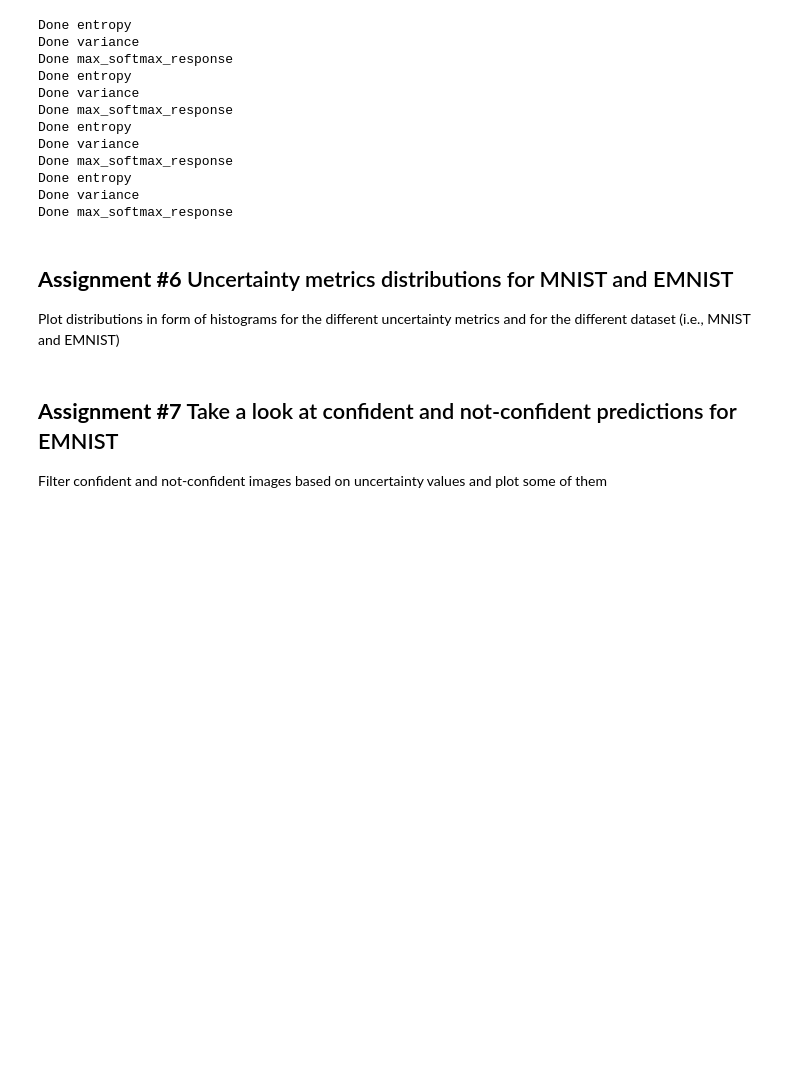
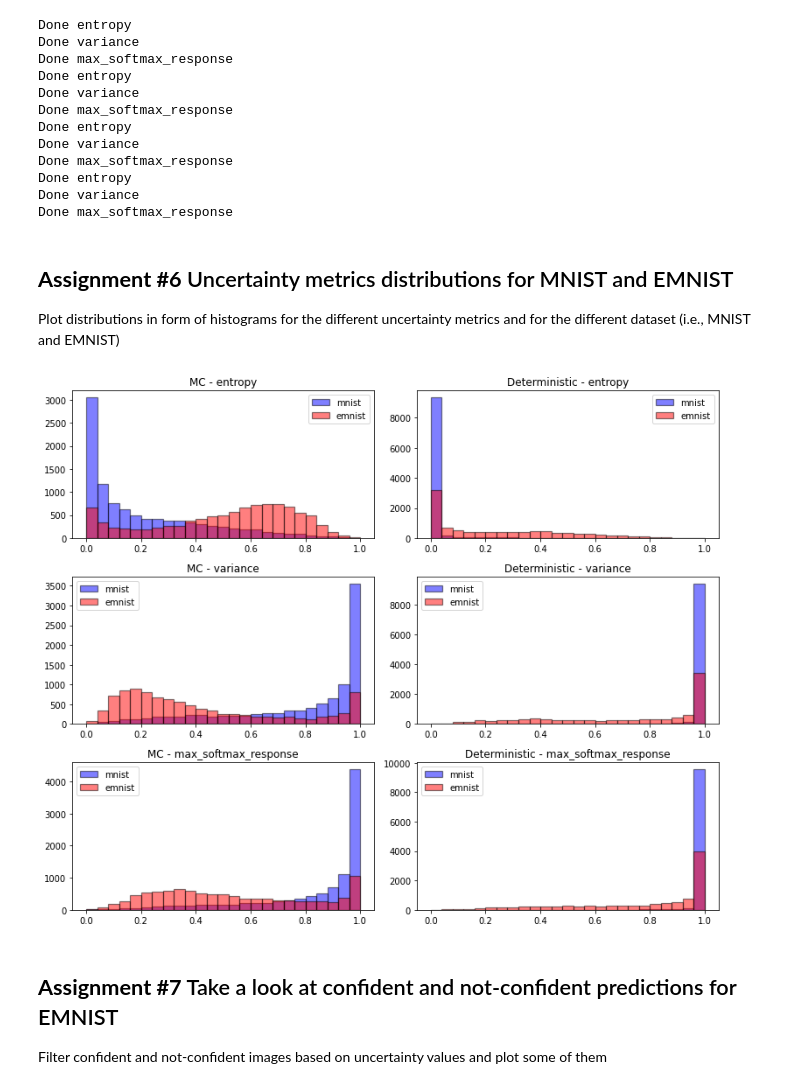
Before and after one commit to giuseppesalvi/MLinA-DL-Uncertainty, a Jupyter notebook: MLinA_DL_uncertainty.ipynb, the cells around one changed output. Saved outputs shown, nothing was run; the diff lists cells and outputs as text; code cells hidden in the pictures; blank space fills up the shorter version.

Commit message:
feat: plot results on mnist and emnist

```diff
--- a/MLinA_DL_uncertainty.ipynb
+++ b/MLinA_DL_uncertainty.ipynb
@@ -428,3 +426,17 @@ Plot distributions in form of histograms for the different uncertainty metrics a
+# %%
+fig, axes = plt.subplots(len(net_unc._uncertainty_metrics.keys()), 2, figsize=(11, 9))
+for ax, measure in zip(axes, net_unc._uncertainty_metrics.keys()):
+    ax[0] .set_title(f"MC - {measure}")
+    ax[0].hist(uncertainties['mnist'][measure], color="blue", log=False, bins=25, edgecolor='black', linewidth=1.2, alpha=0.5, label="mnist");
+    ax[0].hist(uncertainties['emnist'][measure], color="red", log=False, bins=25, edgecolor='black', linewidth=1.2, alpha=0.5, label="emnist");
+    ax[0].legend()
+    ax[1] .set_title(f"Deterministic - {measure}")
+    ax[1].hist(uncertainties_deterministic['mnist'][measure], color="blue", log=False, bins=25, edgecolor='black', linewidth=1.2, alpha=0.5, label="mnist");
+    ax[1].hist(uncertainties_deterministic['emnist'][measure], color="red", log=False, bins=25, edgecolor='black', linewidth=1.2, alpha=0.5, label="emnist");
+    ax[1].legend()
+plt.tight_layout()
+# %% [output]
+[figure, added]
 # %% [markdown]
 ## **Assignment #7** Take a look at confident and not-confident predictions for EMNIST
 Filter confident and not-confident images based on uncertainty values and plot some of them
```
Also changed, not shown: parts of 9 cells of this notebook.
